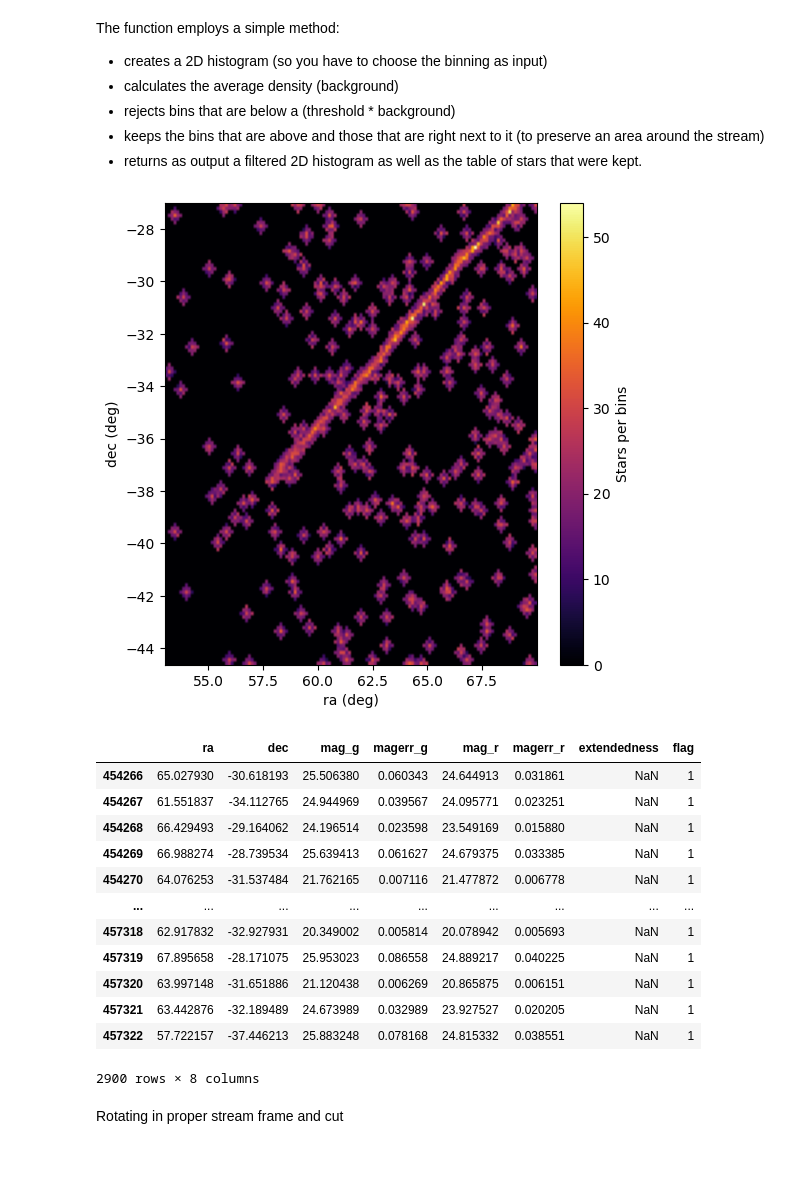
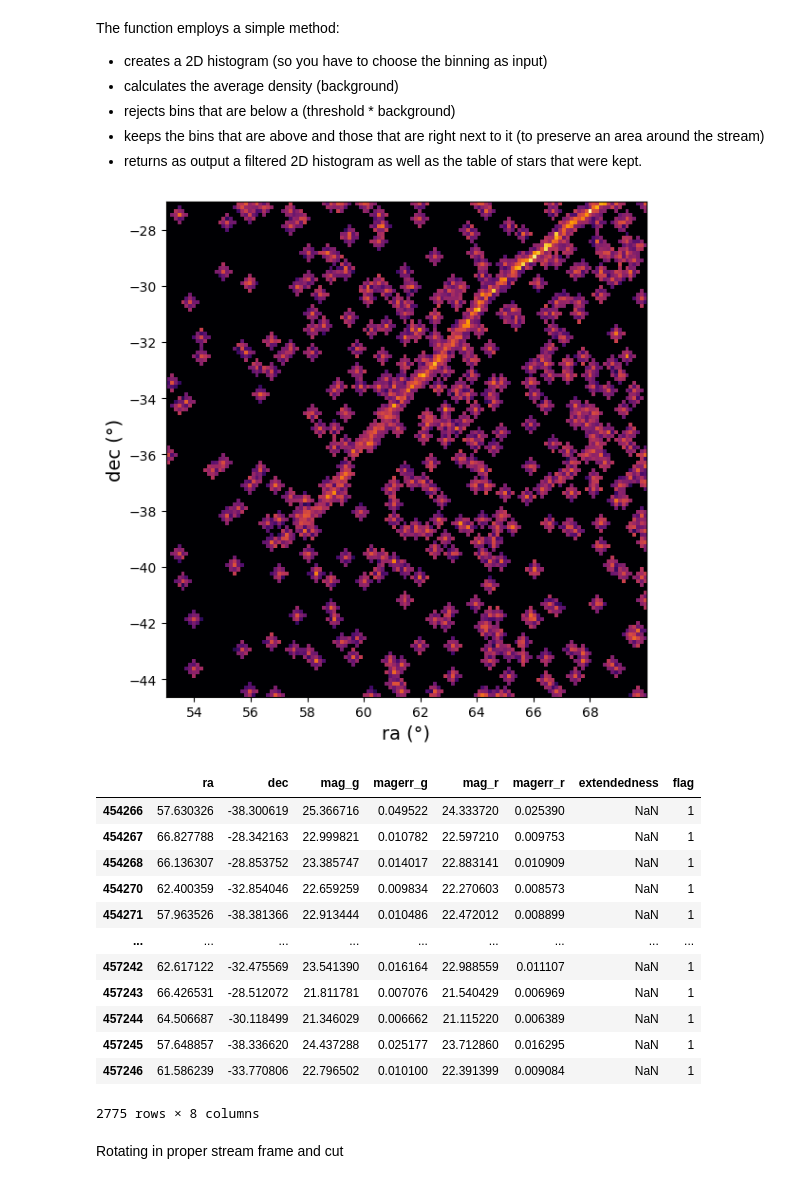
Before and after one commit to johannct/stream_sim, a Jupyter notebook: notebooks/stellar_stram_powers_pectrum.ipynb, the cells around one changed output. Saved outputs shown, nothing was run; the diff lists cells and outputs as text; code cells hidden in the pictures.

```diff
--- a/notebooks/stellar_stram_powers_pectrum.ipynb
+++ b/notebooks/stellar_stram_powers_pectrum.ipynb
@@ -506,7 +518,8 @@ We apply 2 methods of stream search:
  - density map analysis, to estimate the region the streams belong to, within the fov
 # %%
 ###We load the file computed from injection_Lsst_updated
-data_file = f"../data/Filtered_Peppered_Pal5_stars.csv"  # Path to the saved CSV
+# data_file = f"../data/Filtered_30impacts_Pal5_stars.csv"  # Path to the saved CSV
+data_file = f"../data/Filtered_30impacts_Pal5_stars.csv"  # For the smooth stream
 Mag_Filtered_stars = pd.read_csv(data_file)
 Mag_Filtered_stars[Mag_Filtered_stars['flag']=='1']
 # %% [output]
@@ -532,30 +545,30 @@ The function employs a simple method:
 - returns as output a filtered 2D histogram as well as the table of stars that were kept.
 # %%
 premask = (Mag_Filtered_stars['ra']<70) & (Mag_Filtered_stars['ra']>53) & (Mag_Filtered_stars['dec']<-27)
-Density_Filtering =sutils.StreamDensityFiltering(data=Mag_Filtered_stars[premask], bins=(130,130), threshold=1.54, buffer=2)
+Density_Filtering =sutils.StreamDensityFiltering(data=Mag_Filtered_stars[premask], bins=(130,130), threshold=1.5, buffer=2)
 #plot
 %matplotlib inline
 Density_Filtering.plot(filtered=True, cmap='inferno')
 
 #table
 Filtered_stars = Density_Filtering.values()
 # _, Filtered_hist = Density_Filtering.values(return_hist=True)
 Filtered_stars[Filtered_stars['flag']=='1']
 # %% [output]
-[figure, old version]
+[figure, new version]
 |  | ra | dec | mag_g | magerr_g | mag_r | magerr_r | extendedness | flag |
-| 454266 | 65.027930 | -30.618193 | 25.506380 | 0.060343 | 24.644913 | 0.031861 | NaN | 1 |
-| 454267 | 61.551837 | -34.112765 | 24.944969 | 0.039567 | 24.095771 | 0.023251 | NaN | 1 |
-| 454268 | 66.429493 | -29.164062 | 24.196514 | 0.023598 | 23.549169 | 0.015880 | NaN | 1 |
-| 454269 | 66.988274 | -28.739534 | 25.639413 | 0.061627 | 24.679375 | 0.033385 | NaN | 1 |
-| 454270 | 64.076253 | -31.537484 | 21.762165 | 0.007116 | 21.477872 | 0.006778 | NaN | 1 |
+| 454266 | 57.630326 | -38.300619 | 25.366716 | 0.049522 | 24.333720 | 0.025390 | NaN | 1 |
+| 454267 | 66.827788 | -28.342163 | 22.999821 | 0.010782 | 22.597210 | 0.009753 | NaN | 1 |
+| 454268 | 66.136307 | -28.853752 | 23.385747 | 0.014017 | 22.883141 | 0.010909 | NaN | 1 |
+| 454270 | 62.400359 | -32.854046 | 22.659259 | 0.009834 | 22.270603 | 0.008573 | NaN | 1 |
+| 454271 | 57.963526 | -38.381366 | 22.913444 | 0.010486 | 22.472012 | 0.008899 | NaN | 1 |
 | ... | ... | ... | ... | ... | ... | ... | ... | ... |
-| 457318 | 62.917832 | -32.927931 | 20.349002 | 0.005814 | 20.078942 | 0.005693 | NaN | 1 |
-| 457319 | 67.895658 | -28.171075 | 25.953023 | 0.086558 | 24.889217 | 0.040225 | NaN | 1 |
-| 457320 | 63.997148 | -31.651886 | 21.120438 | 0.006269 | 20.865875 | 0.006151 | NaN | 1 |
-| 457321 | 63.442876 | -32.189489 | 24.673989 | 0.032989 | 23.927527 | 0.020205 | NaN | 1 |
-| 457322 | 57.722157 | -37.446213 | 25.883248 | 0.078168 | 24.815332 | 0.038551 | NaN | 1 |
+| 457242 | 62.617122 | -32.475569 | 23.541390 | 0.016164 | 22.988559 | 0.011107 | NaN | 1 |
+| 457243 | 66.426531 | -28.512072 | 21.811781 | 0.007076 | 21.540429 | 0.006969 | NaN | 1 |
+| 457244 | 64.506687 | -30.118499 | 21.346029 | 0.006662 | 21.115220 | 0.006389 | NaN | 1 |
+| 457245 | 57.648857 | -38.336620 | 24.437288 | 0.025177 | 23.712860 | 0.016295 | NaN | 1 |
+| 457246 | 61.586239 | -33.770806 | 22.796502 | 0.010100 | 22.391399 | 0.009084 | NaN | 1 |
-2900 rows × 8 columns
+2775 rows × 8 columns
 # %% [markdown]
 Rotating in proper stream frame and cut
 # %%
```
Also changed, not shown: parts of 38 cells of this notebook, 2 other files.
